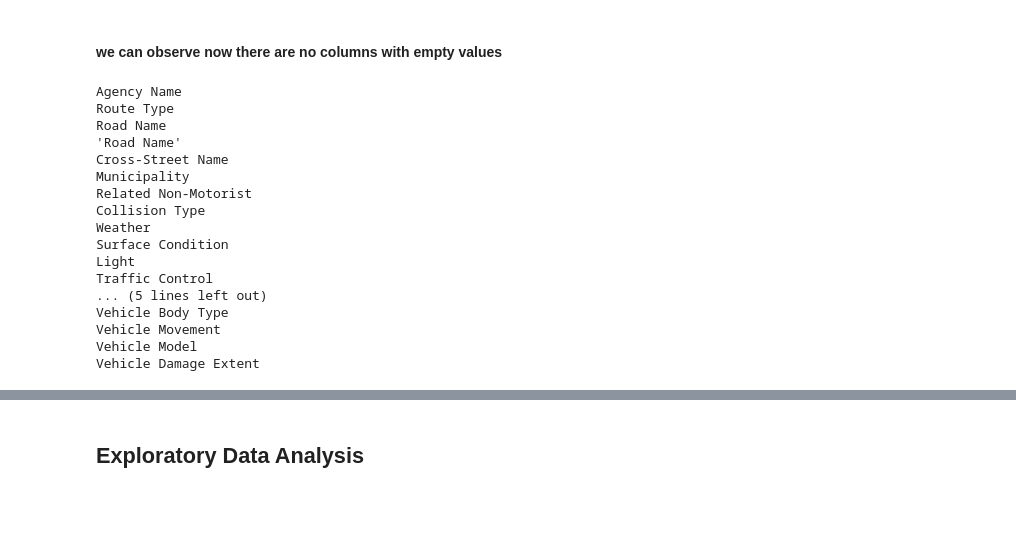
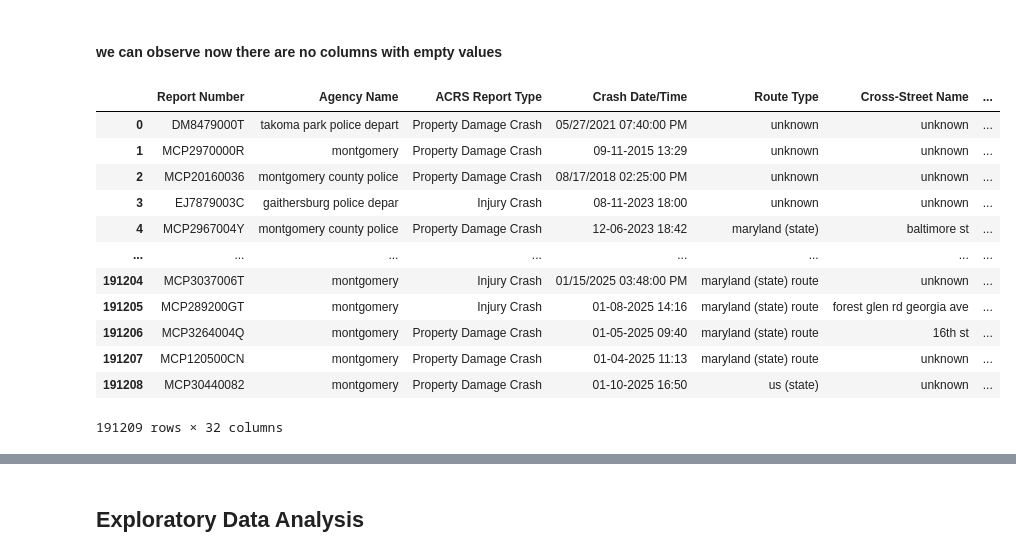
Before and after one commit to pjraghuram/Data-Analytics-Projects, a Jupyter notebook: Crash Reporting Analysis/ie6600-project-1.ipynb, the cells around one changed output, grey strips where cells are left out. Cells and saved outputs as stored; diff of their text form; code cells hidden in the pictures; blank space fills up the shorter version.

```diff
--- a/Crash Reporting Analysis/ie6600-project-1.ipynb
+++ b/Crash Reporting Analysis/ie6600-project-1.ipynb
@@ -234,12 +240,0 @@ dtype: float64
-# %%
-objectTypeColumnNames=new_df.select_dtypes(include="object").columns
-for columnName in objectTypeColumnNames:
-    if(objectdata[columnName]<10 and columnName in new_df.columns):
-        new_df[columnName]=new_df[columnName].fillna(new_df[columnName].mode()[0])
-    elif objectdata[columnName]>=10:
-        ## fill columns with more than 10 % and less than 50 % with ffill or bfill
-        new_df[columnName]=new_df[columnName].ffill()
-        new_df[columnName]=new_df[columnName].bfill()
-objectTypeColumnNames=new_df.select_dtypes(include="object").columns
-
-new_df.isnull().sum()
@@ -265,29 +269,22 @@ dtype: int64
  #### we can observe now there are no columns with empty values
 # %%
 stringColumns=['Agency Name','Route Type','Road Name','Cross-Street Name','Municipality','Related Non-Motorist','Collision Type','Weather','Surface Condition','Light','Traffic Control','Driver At Fault','Injury Severity','Circumstance','Vehicle Going Dir','Vehicle Body Type','Vehicle Body Type','Vehicle Movement','Vehicle Model','Vehicle Damage Extent']
+# Lower-case text columns (only those still in new_df; columns dropped above stay dropped)
 for col in stringColumns:
-    print(col)
-    try:
-        df[col]=df[col].apply(lambda x:str(x).lower())
-        new_df[col]=df[col].apply(lambda x:str(x).lower())
-    except Exception as e:
-        print(e)
+    if col in new_df.columns:
+        new_df[col] = new_df[col].astype(str).str.lower()
 new_df.replace('nan', 'unknown', inplace=True)
 # %% [output]
+|  | Report Number | Agency Name | ACRS Report Type | Crash Date/Time | Route Type | Cross-Street Name | ... |
+| 0 | DM8479000T | takoma park police depart | Property Damage Crash | 05/27/2021 07:40:00 PM | unknown | unknown | ... |
+| 1 | MCP2970000R | montgomery | Property Damage Crash | 09-11-2015 13:29 | unknown | unknown | ... |
+| 2 | MCP20160036 | montgomery county police | Property Damage Crash | 08/17/2018 02:25:00 PM | unknown | unknown | ... |
+| 3 | EJ7879003C | gaithersburg police depar | Injury Crash | 08-11-2023 18:00 | unknown | unknown | ... |
+| 4 | MCP2967004Y | montgomery county police | Property Damage Crash | 12-06-2023 18:42 | maryland (state) | baltimore st | ... |
+| ... | ... | ... | ... | ... | ... | ... | ... |
+| 191204 | MCP3037006T | montgomery | Injury Crash | 01/15/2025 03:48:00 PM | maryland (state) route | unknown | ... |
+| 191205 | MCP289200GT | montgomery | Injury Crash | 01-08-2025 14:16 | maryland (state) route | forest glen rd georgia ave | ... |
+| 191206 | MCP3264004Q | montgomery | Property Damage Crash | 01-05-2025 09:40 | maryland (state) route | 16th st | ... |
+| 191207 | MCP120500CN | montgomery | Property Damage Crash | 01-04-2025 11:13 | maryland (state) route | unknown | ... |
+| 191208 | MCP30440082 | montgomery | Property Damage Crash | 01-10-2025 16:50 | us (state) | unknown | ... |
-Agency Name
-Route Type
-Road Name
-'Road Name'
-Cross-Street Name
-Municipality
-Related Non-Motorist
-Collision Type
-Weather
-Surface Condition
-Light
-Traffic Control
-... (5 lines left out)
-Vehicle Body Type
-Vehicle Movement
-Vehicle Model
-Vehicle Damage Extent
+191209 rows × 32 columns
```
Also changed, not shown: parts of 25 cells of this notebook, 12 other files.
